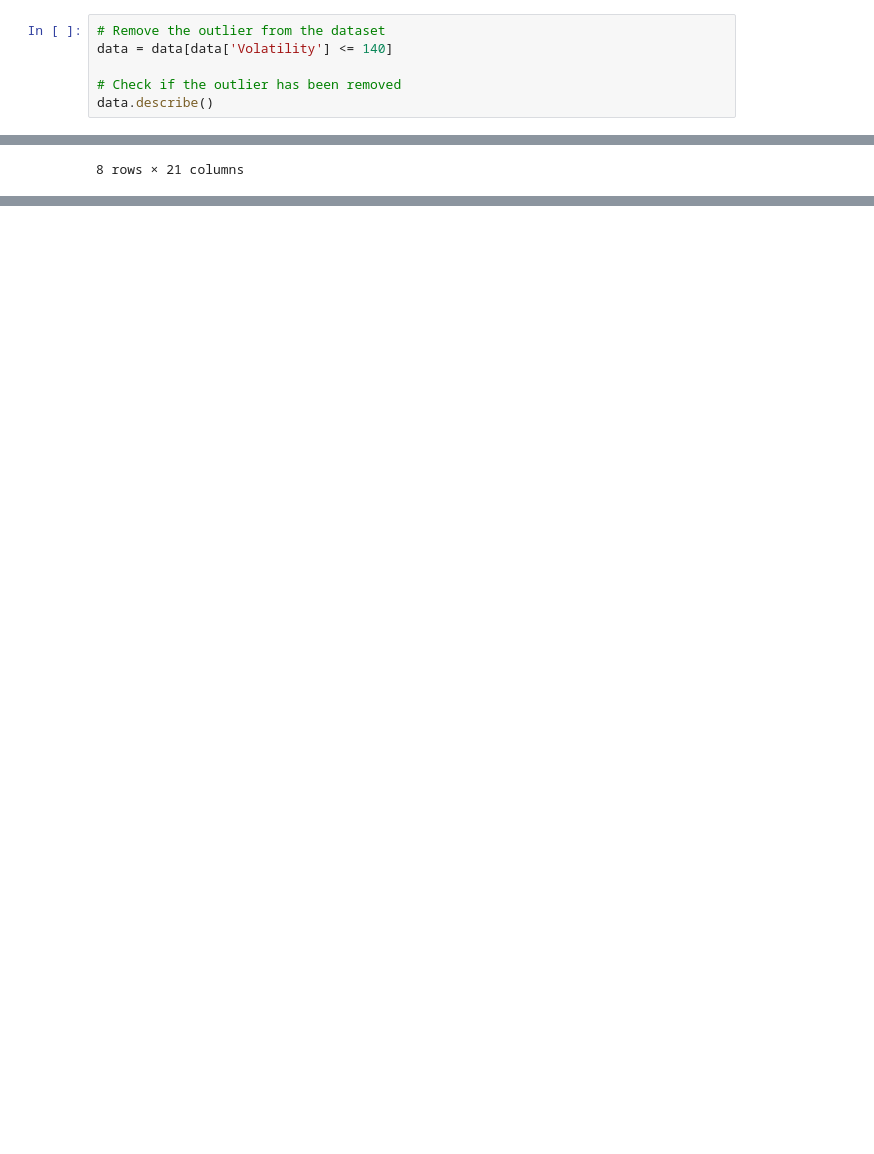
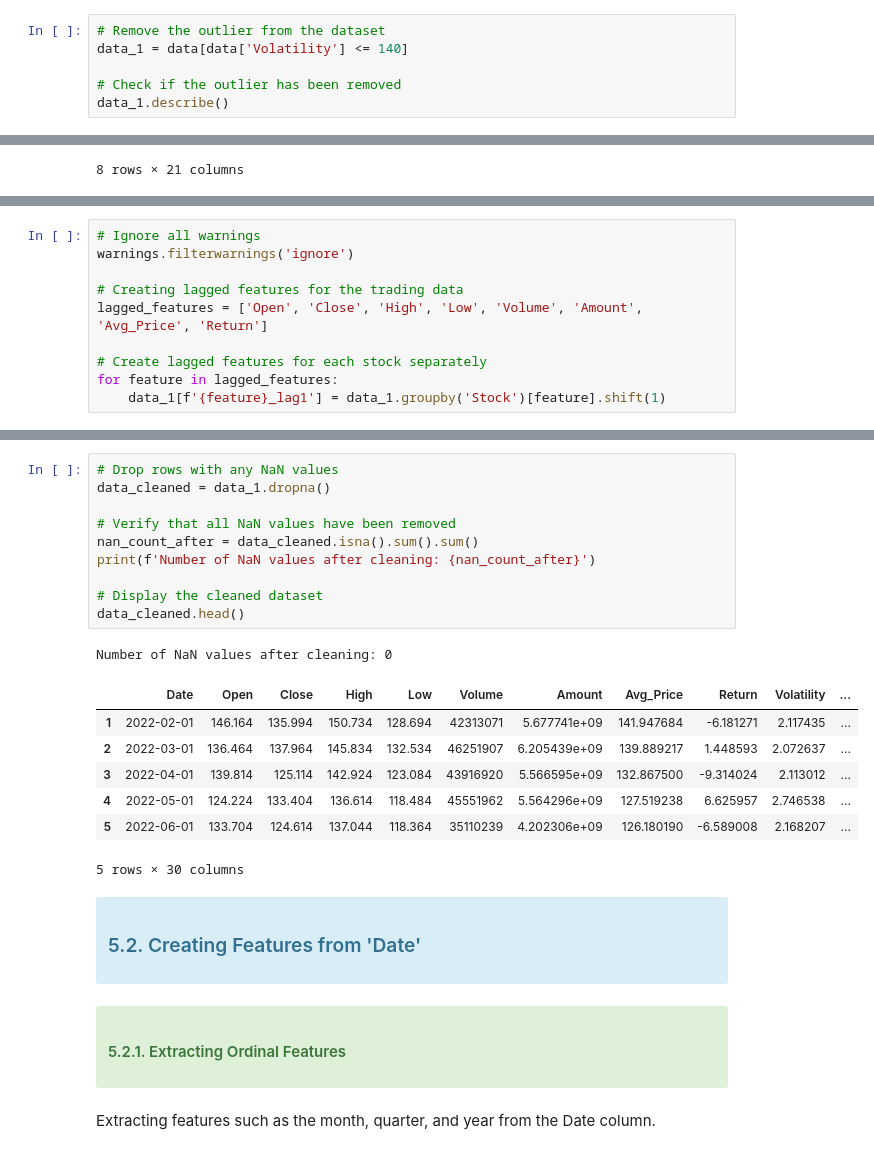
Before and after one commit to Billz942/Mining-Knowledge-from-Data, a Jupyter notebook: Elahi_34200223.ipynb, the cells around one changed output, grey strips where cells are left out. Saved outputs shown, nothing was run; the diff lists cells and outputs as text; blank space fills up the shorter version.

```diff
--- a/Elahi_34200223.ipynb
+++ b/Elahi_34200223.ipynb
@@ -319,10 +320,10 @@ plt.show()
 ### 4.3. Outlier Removal <a class="anchor" name="Read"></a>
 # %%
 # Remove the outlier from the dataset
-data = data[data['Volatility'] <= 140]
+data_1 = data[data['Volatility'] <= 140]
 
 # Check if the outlier has been removed
-data.describe()
+data_1.describe()
 # %% [output]
 |  | Date | Open | Close | High | Low | Volume | Amount | Avg_Price | Return | Volatility | ... |
 | count | 13485 | 13485.000000 | 13485.000000 | 13485.000000 | 13485.000000 | 1.348500e+04 | 1.348500e+04 | 13485.000000 | 13485.000000 | 13485.000000 | ... |
@@ -336,0 +351,10 @@ data.describe()
+# %%
+# Ignore all warnings
+warnings.filterwarnings('ignore')
+
+# Creating lagged features for the trading data
+lagged_features = ['Open', 'Close', 'High', 'Low', 'Volume', 'Amount', 'Avg_Price', 'Return']
+
+# Create lagged features for each stock separately
+for feature in lagged_features:
+    data_1[f'{feature}_lag1'] = data_1.groupby('Stock')[feature].shift(1)
@@ -336,0 +389,32 @@ data.describe()
+# %%
+# Drop rows with any NaN values
+data_cleaned = data_1.dropna()
+
+# Verify that all NaN values have been removed
+nan_count_after = data_cleaned.isna().sum().sum()
+print(f'Number of NaN values after cleaning: {nan_count_after}')
+
+# Display the cleaned dataset
+data_cleaned.head()
+# %% [output]
+Number of NaN values after cleaning: 0
+|  | Date | Open | Close | High | Low | Volume | Amount | Avg_Price | Return | Volatility | ... |
+| 1 | 2022-02-01 | 146.164 | 135.994 | 150.734 | 128.694 | 42313071 | 5.677741e+09 | 141.947684 | -6.181271 | 2.117435 | ... |
+| 2 | 2022-03-01 | 136.464 | 137.964 | 145.834 | 132.534 | 46251907 | 6.205439e+09 | 139.889217 | 1.448593 | 2.072637 | ... |
+| 3 | 2022-04-01 | 139.814 | 125.114 | 142.924 | 123.084 | 43916920 | 5.566595e+09 | 132.867500 | -9.314024 | 2.113012 | ... |
+| 4 | 2022-05-01 | 124.224 | 133.404 | 136.614 | 118.484 | 45551962 | 5.564296e+09 | 127.519238 | 6.625957 | 2.746538 | ... |
+| 5 | 2022-06-01 | 133.704 | 124.614 | 137.044 | 118.364 | 35110239 | 4.202306e+09 | 126.180190 | -6.589008 | 2.168207 | ... |
+5 rows × 30 columns
+# %% [markdown]
+
+<div class="alert alert-block alert-info">
+
+### 5.2. Creating Features from 'Date' <a class="anchor" name="Read"></a>
+# %% [markdown]
+<div class="alert alert-block alert-success">
+
+#### 5.2.1.  Extracting Ordinal Features <a class="anchor" name="func"></a>
+
+</div>
+# %% [markdown]
+Extracting features such as the month, quarter, and year from the Date column.
```
Also changed, not shown: parts of 24 cells of this notebook.
